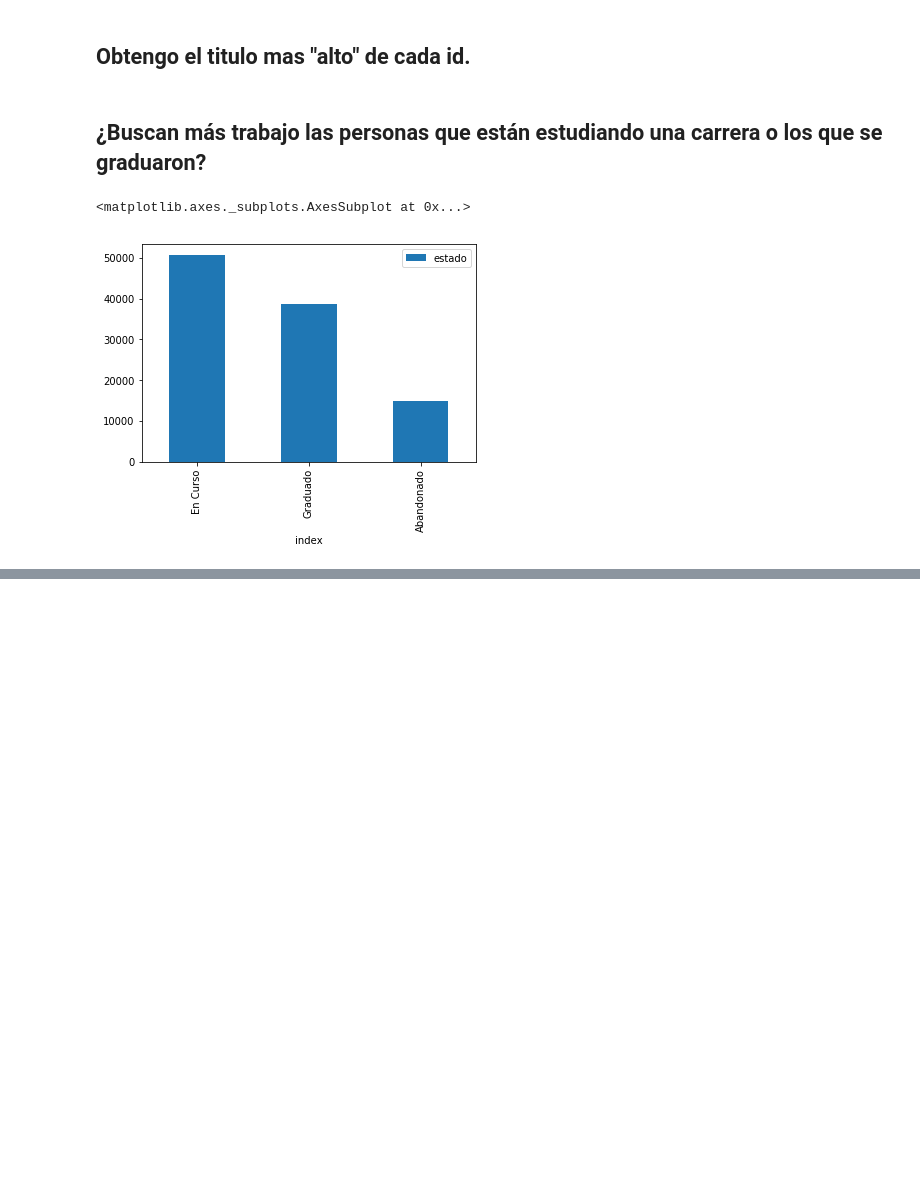
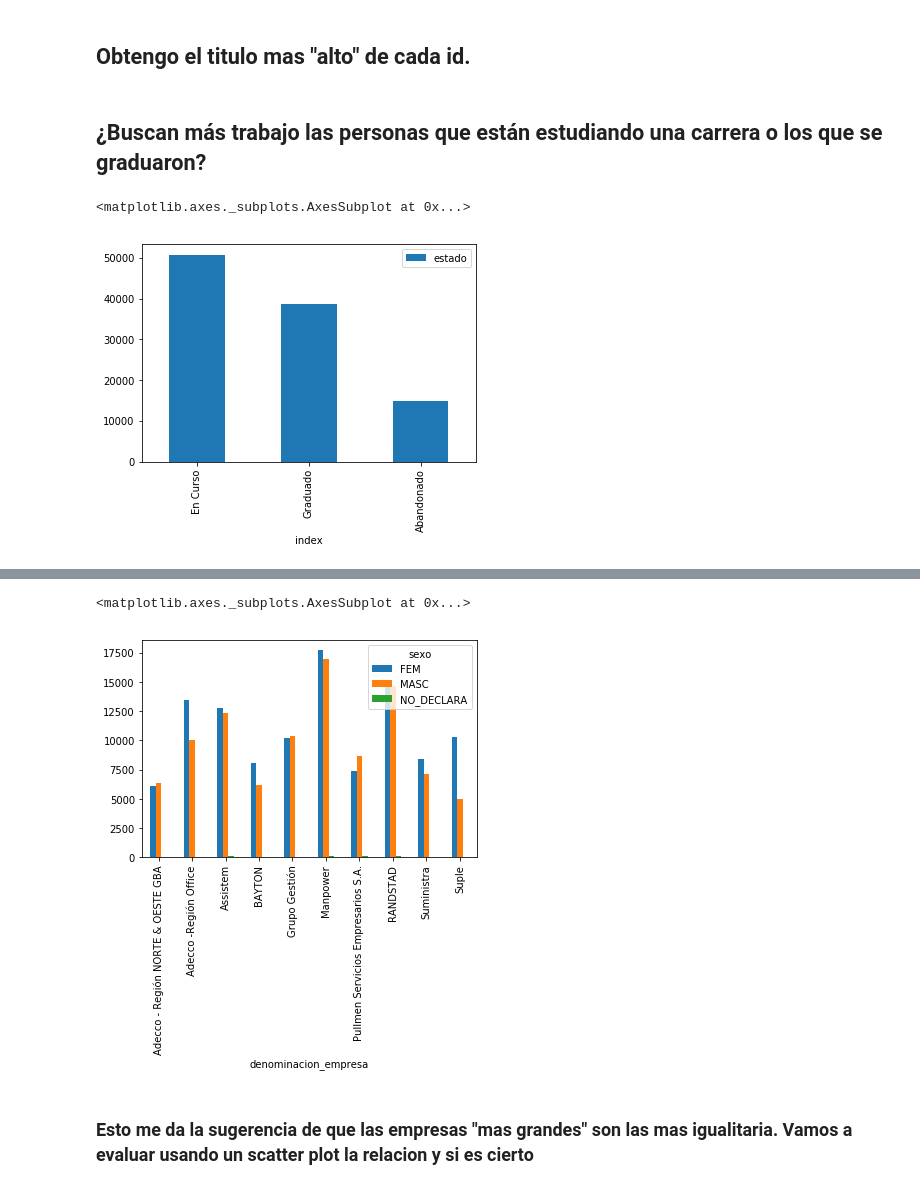
Before and after one commit to iloyarte/datos-tp, a Jupyter notebook: TP 1 - Analisis exploratorio - 2C.ipynb, the cells around one changed output, grey strips where cells are left out. Cells and saved outputs as stored; diff of their text form; code cells hidden in the pictures; blank space fills up the shorter version.

Commit message:
new graphics by sex and company

```diff
--- a/TP 1 - Analisis exploratorio - 2C.ipynb
+++ b/TP 1 - Analisis exploratorio - 2C.ipynb
@@ -77,2 +80,12 @@ data_carreras_univ['estado'].value_counts().to_frame().reset_index().plot.bar(x=
 # %%
 postulantes_vistas_detalles = postulantes_vistas.merge(data_detalles, on = 'idAviso', how ='inner')
+# %%
+empresas_por_avisos = postulantes_vistas_detalles.groupby('denominacion_empresa').count().reset_index()[['denominacion_empresa','idpostulante']]
+# %%
+empresas_por_avisos.columns = ['denominacion_empresa','cantidad_avisos']
+top_ten_avisos_empresas = empresas_por_avisos.sort_values(by='cantidad_avisos', ascending = False)[:10]['denominacion_empresa']
+# %%
+postulantes_sexo_area = postulantes_vistas_detalles[(postulantes_vistas_detalles['denominacion_empresa'].isin(top_ten_avisos_empresas))]
+postulantes_sexo_area = postulantes_sexo_area.groupby(['denominacion_empresa','sexo']).count().reset_index()[['denominacion_empresa','sexo','idpostulante']]
+# %%
+postulantes_sexo_area.columns = ['denominacion_empresa','sexo','cantidad_postulantes']
@@ -79 +94,8 @@ postulantes_vistas_detalles = postulantes_vistas.merge(data_detalles, on = 'idAv
+# %%
+postulantes_sexo_area.pivot(index = 'denominacion_empresa', columns= 'sexo', values='cantidad_postulantes').plot(kind='bar')
+# %% [output]
+<matplotlib.axes._subplots.AxesSubplot at 0x...>
+[figure, added]
+# %% [markdown]
+### Esto me da la sugerencia de que las empresas "mas grandes" son las mas igualitaria. Vamos a evaluar usando un scatter plot la relacion y si es cierto
 # %%
```
Also changed, not shown: parts of 20 cells of this notebook.
